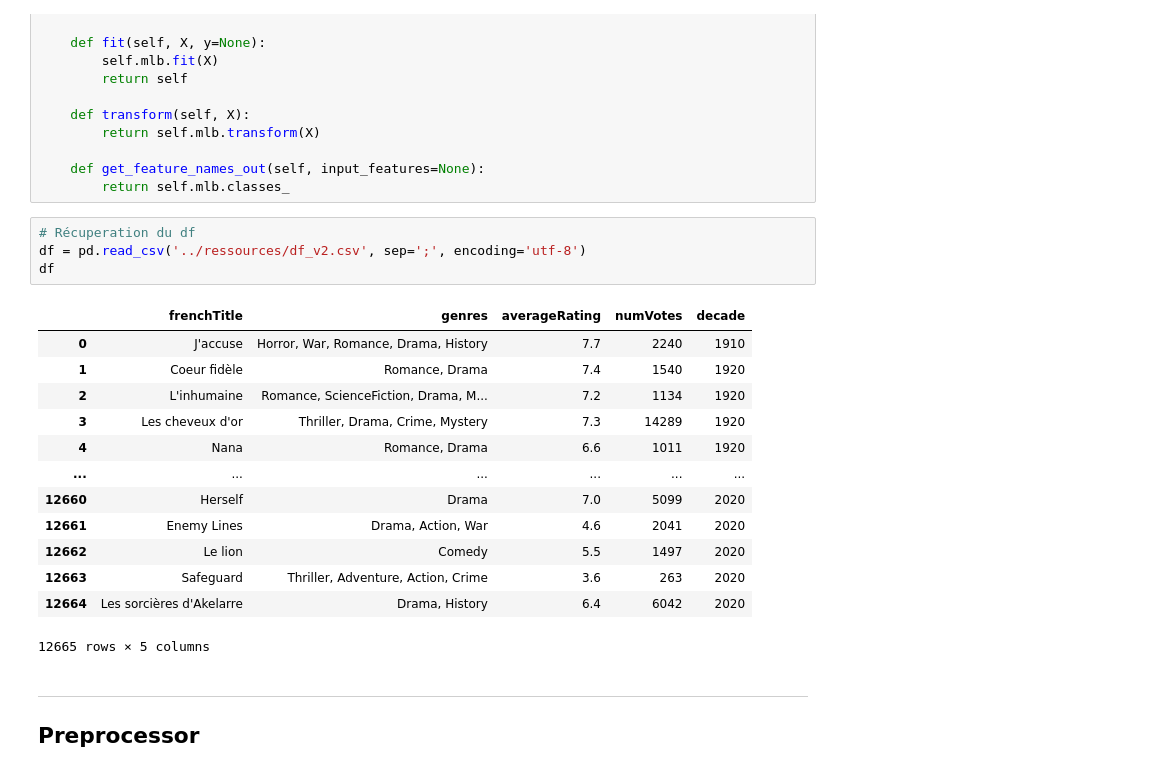
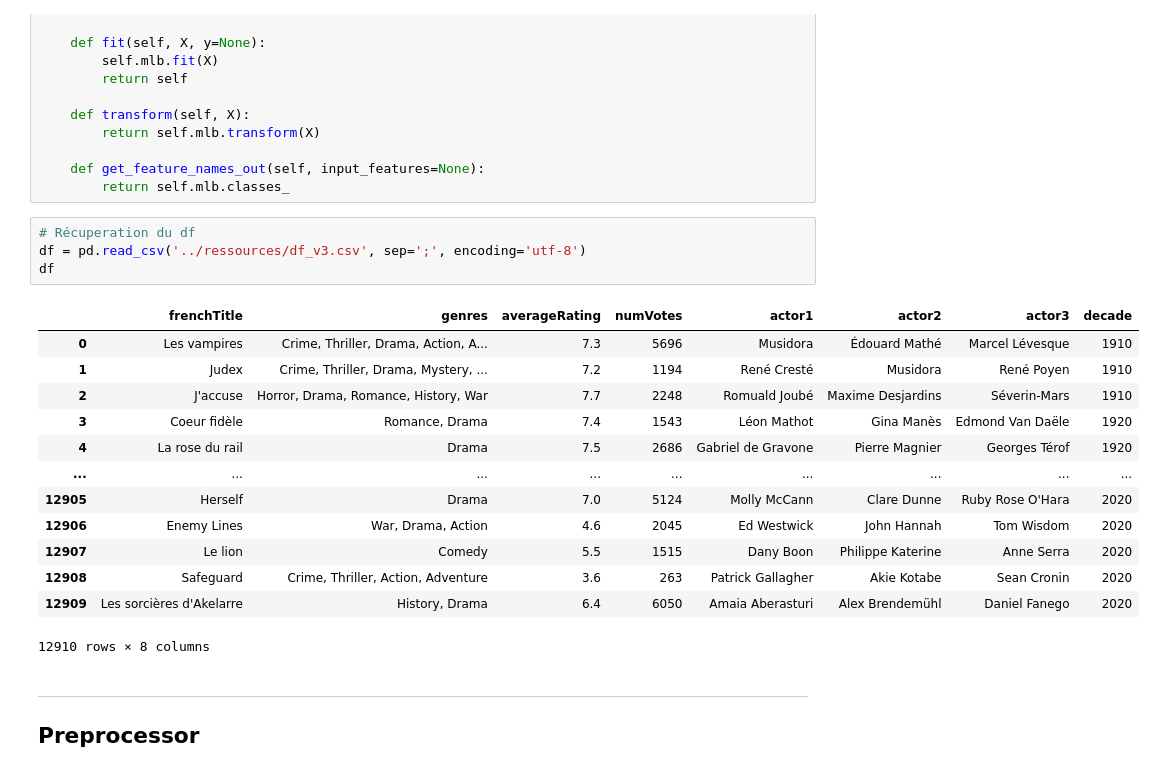
Before and after one commit to Idumii/WildCodeSchool-Projet2, a Jupyter notebook: machineLearning/training.ipynb, the cells around one changed output. Saved outputs shown, nothing was run; the diff lists cells and outputs as text.

```diff
--- a/machineLearning/training.ipynb
+++ b/machineLearning/training.ipynb
@@ -53,22 +53,22 @@ class MultiLabelBinarizerPipelineFriendly(BaseEstimator, TransformerMixin):
         return self.mlb.classes_
 # %%
 # Récuperation du df
-df = pd.read_csv('../ressources/df_v2.csv', sep=';', encoding='utf-8')
+df = pd.read_csv('../ressources/df_v3.csv', sep=';', encoding='utf-8')
 df
 # %% [output]
-|  | frenchTitle | genres | averageRating | numVotes | decade |
-| 0 | J'accuse | Horror, War, Romance, Drama, History | 7.7 | 2240 | 1910 |
-| 1 | Coeur fidèle | Romance, Drama | 7.4 | 1540 | 1920 |
-| 2 | L'inhumaine | Romance, ScienceFiction, Drama, M... | 7.2 | 1134 | 1920 |
-| 3 | Les cheveux d'or | Thriller, Drama, Crime, Mystery | 7.3 | 14289 | 1920 |
-| 4 | Nana | Romance, Drama | 6.6 | 1011 | 1920 |
-| ... | ... | ... | ... | ... | ... |
-| 12660 | Herself | Drama | 7.0 | 5099 | 2020 |
-| 12661 | Enemy Lines | Drama, Action, War | 4.6 | 2041 | 2020 |
-| 12662 | Le lion | Comedy | 5.5 | 1497 | 2020 |
-| 12663 | Safeguard | Thriller, Adventure, Action, Crime | 3.6 | 263 | 2020 |
-| 12664 | Les sorcières d'Akelarre | Drama, History | 6.4 | 6042 | 2020 |
+|  | frenchTitle | genres | averageRating | numVotes | actor1 | actor2 | actor3 | decade |
+| 0 | Les vampires | Crime, Thriller, Drama, Action, A... | 7.3 | 5696 | Musidora | Édouard Mathé | Marcel Lévesque | 1910 |
+| 1 | Judex | Crime, Thriller, Drama, Mystery, ... | 7.2 | 1194 | René Cresté | Musidora | René Poyen | 1910 |
+| 2 | J'accuse | Horror, Drama, Romance, History, War | 7.7 | 2248 | Romuald Joubé | Maxime Desjardins | Séverin-Mars | 1910 |
+| 3 | Coeur fidèle | Romance, Drama | 7.4 | 1543 | Léon Mathot | Gina Manès | Edmond Van Daële | 1920 |
+| 4 | La rose du rail | Drama | 7.5 | 2686 | Gabriel de Gravone | Pierre Magnier | Georges Térof | 1920 |
+| ... | ... | ... | ... | ... | ... | ... | ... | ... |
+| 12905 | Herself | Drama | 7.0 | 5124 | Molly McCann | Clare Dunne | Ruby Rose O'Hara | 2020 |
+| 12906 | Enemy Lines | War, Drama, Action | 4.6 | 2045 | Ed Westwick | John Hannah | Tom Wisdom | 2020 |
+| 12907 | Le lion | Comedy | 5.5 | 1515 | Dany Boon | Philippe Katerine | Anne Serra | 2020 |
+| 12908 | Safeguard | Crime, Thriller, Action, Adventure | 3.6 | 263 | Patrick Gallagher | Akie Kotabe | Sean Cronin | 2020 |
+| 12909 | Les sorcières d'Akelarre | History, Drama | 6.4 | 6050 | Amaia Aberasturi | Alex Brendemühl | Daniel Fanego | 2020 |
-12665 rows × 5 columns
+12910 rows × 8 columns
 # %% [markdown]
 ----------------------------------------------------------------------------------------------------------------------------------------------------------------------------------------
 Preprocessor
```
Also changed, not shown: parts of 6 cells of this notebook, 4 other files.
